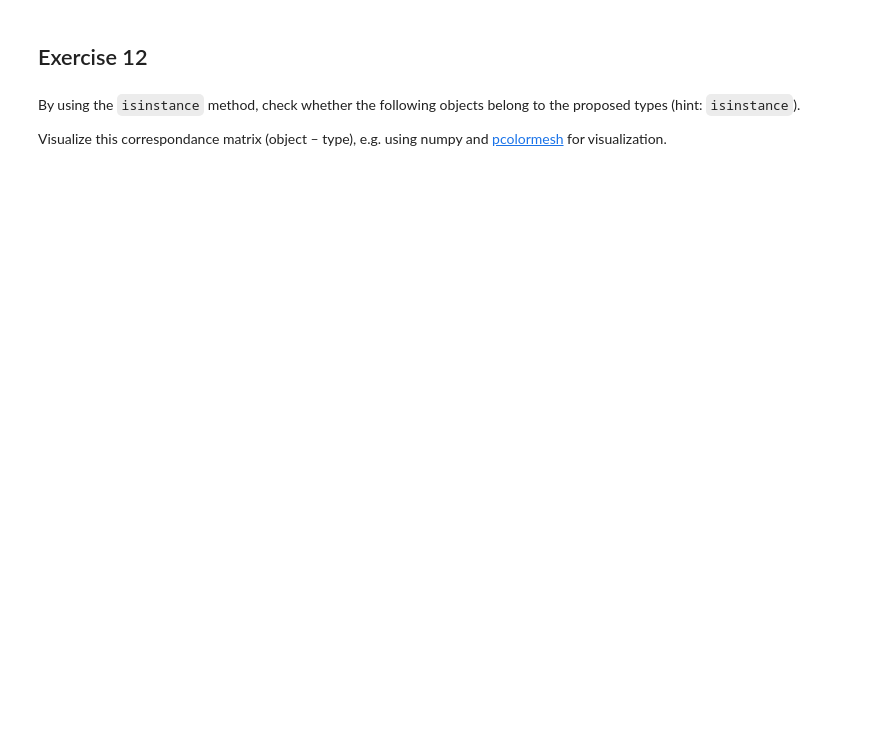
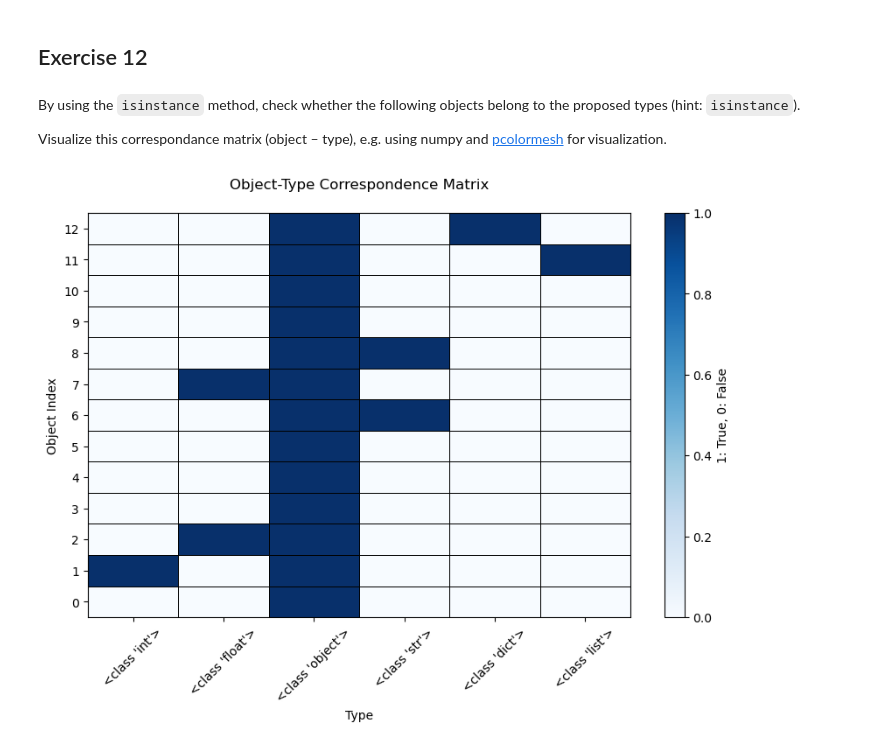
Before and after one commit to aniervs/python-software-dev-msai, a Jupyter notebook: Lena/assignment_1.ipynb, the cells around one changed output. Cells and saved outputs as stored; diff of their text form; code cells hidden in the pictures; blank space fills up the shorter version.

```diff
--- a/Lena/assignment_1.ipynb
+++ b/Lena/assignment_1.ipynb
@@ -212,0 +363,47 @@ list_of_types = [
+# %%
+import numpy as np
+import matplotlib.pyplot as plt
+
+list_of_objects = [
+    int,
+    2,
+    2.,
+    None,
+    object,
+    str,
+    str(2.),
+    float('2.0'),
+    'hello',
+    dict,
+    list,
+    [dict],
+    {1: []}
+]
+
+list_of_types = [
+    int,
+    float,
+    object,
+    str,
+    dict,
+    list
+]
+
+matrix = np.zeros((len(list_of_objects), len(list_of_types)), dtype=int)
+
+for i, obj in enumerate(list_of_objects):
+    for j, typ in enumerate(list_of_types):
+        if isinstance(obj, typ):
+            matrix[i, j] = 1
+
+plt.figure(figsize=(10, 6))
+plt.pcolormesh(matrix, cmap='Blues', edgecolors='k', linewidth=0.5)
+plt.xticks(np.arange(len(list_of_types)) + 0.5, list_of_types, rotation=45)
+plt.yticks(np.arange(len(list_of_objects)) + 0.5, range(len(list_of_objects)))
+plt.colorbar(label='1: True, 0: False')
+plt.title('Object-Type Correspondence Matrix', pad=20)
+plt.xlabel('Type')
+plt.ylabel('Object Index')
+plt.show()
+# %% [output]
+[figure, added]
```
Also changed, not shown: parts of 25 cells of this notebook.
